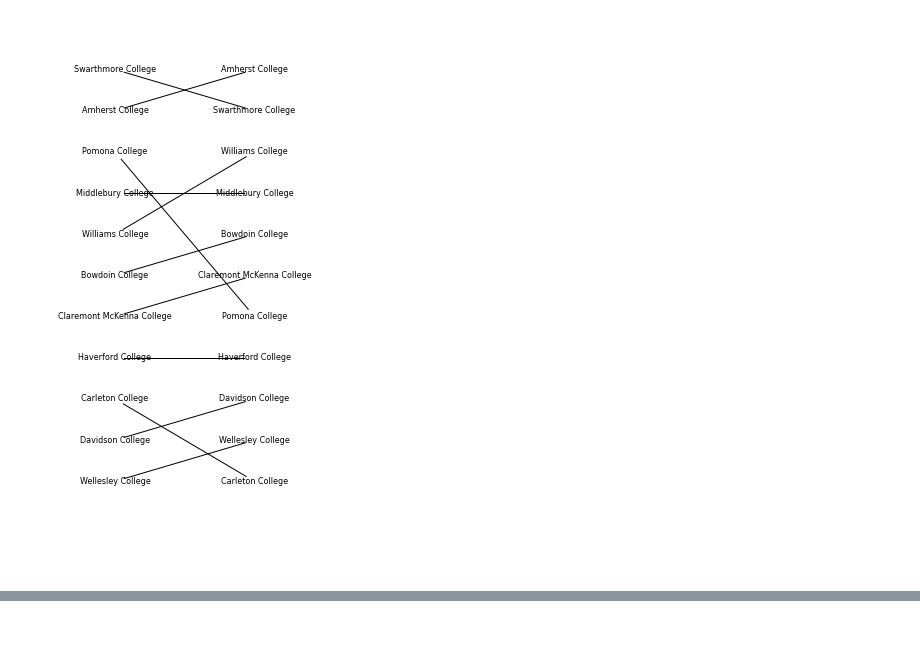
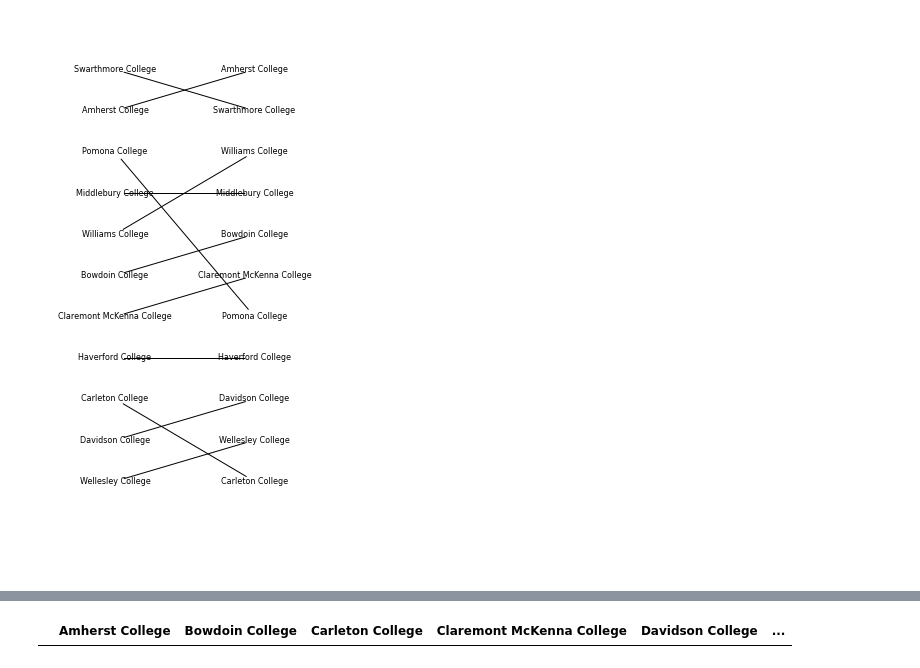
Before and after one commit to IGARDS/us_news_world_report_study, a Jupyter notebook: Analysis.ipynb, the cells around one changed output, grey strips where cells are left out. Drawn from its saved outputs; the diff is of its cells as text; code cells hidden in the pictures; blank space fills up the shorter version.

```diff
--- a/Analysis.ipynb
+++ b/Analysis.ipynb
@@ -506,3 +506,6 @@ pyrankability.plot.spider2(A,B,file=f'results/nearest_pair_{index}_{index2}.png'
 # %%
 import joblib
 joblib.dump(Ds,"results/Ds.joblib.z");
+# %%
+D = Ds.loc[(2002,'Both'),'D']
+D
@@ -508,0 +582,16 @@ joblib.dump(Ds,"results/Ds.joblib.z");
+# %%
+from scipy import stats
+taus = {} #np.zeros((len(perms),len(perms)))
+for i in range(len(perms)):
+    key = tuple(perms[i])
+    taus[key] = []
+    for j in range(len(perms)):
+        tau,pvalue = stats.kendalltau(np.argsort(perms[i]), np.argsort(perms[j]))
+        taus[key].append(tau)
+# %%
+taus_df = pd.DataFrame(columns=range(len(perms)))
+for i in range(len(perms)):
+    key = tuple(perms[i])
+    df = pd.DataFrame(columns=range(len(perms)))
+# %% [output]
+|  | Amherst College | Bowdoin College | Carleton College | Claremont McKenna College | Davidson College | ... |
```
Also changed, not shown: parts of 2 cells of this notebook.
